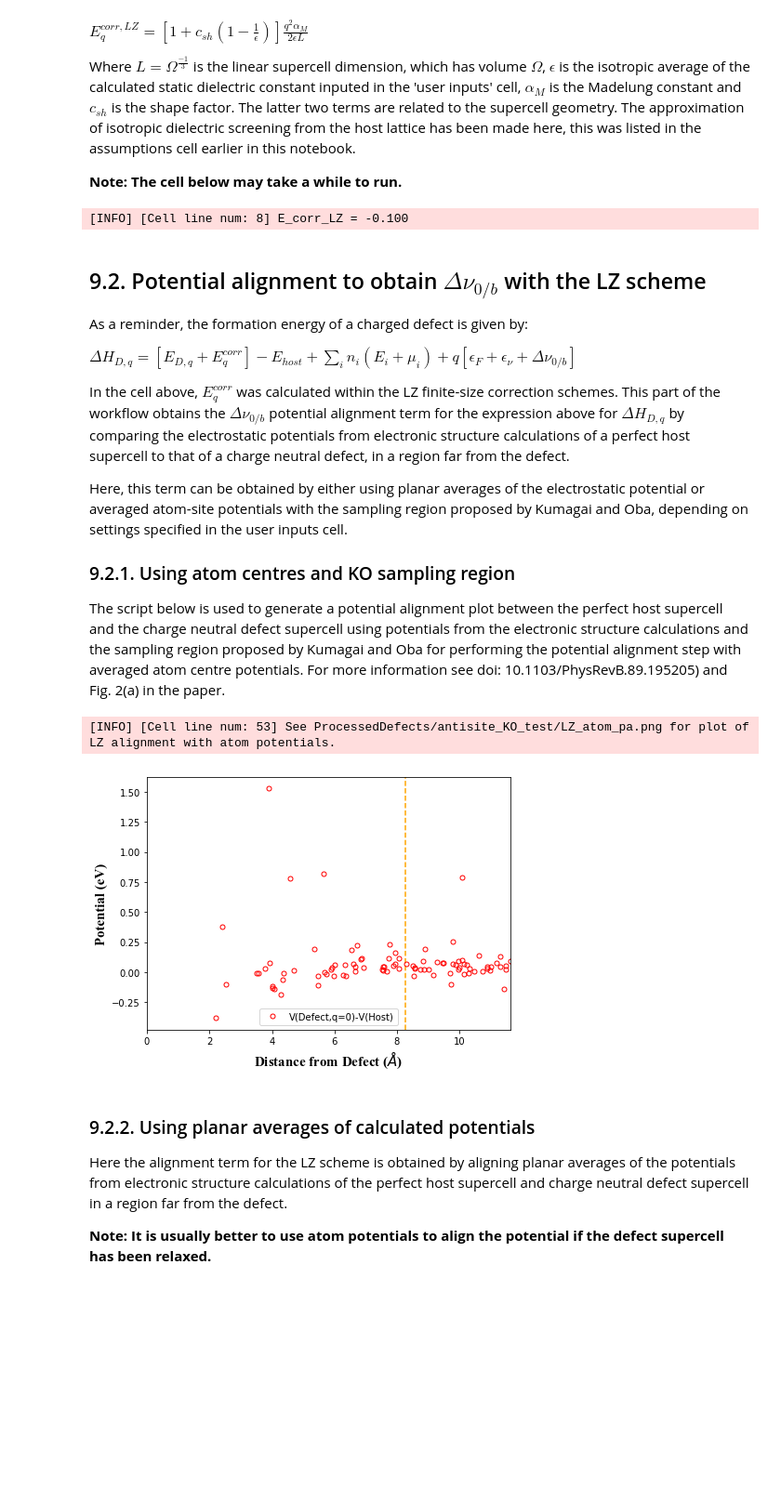
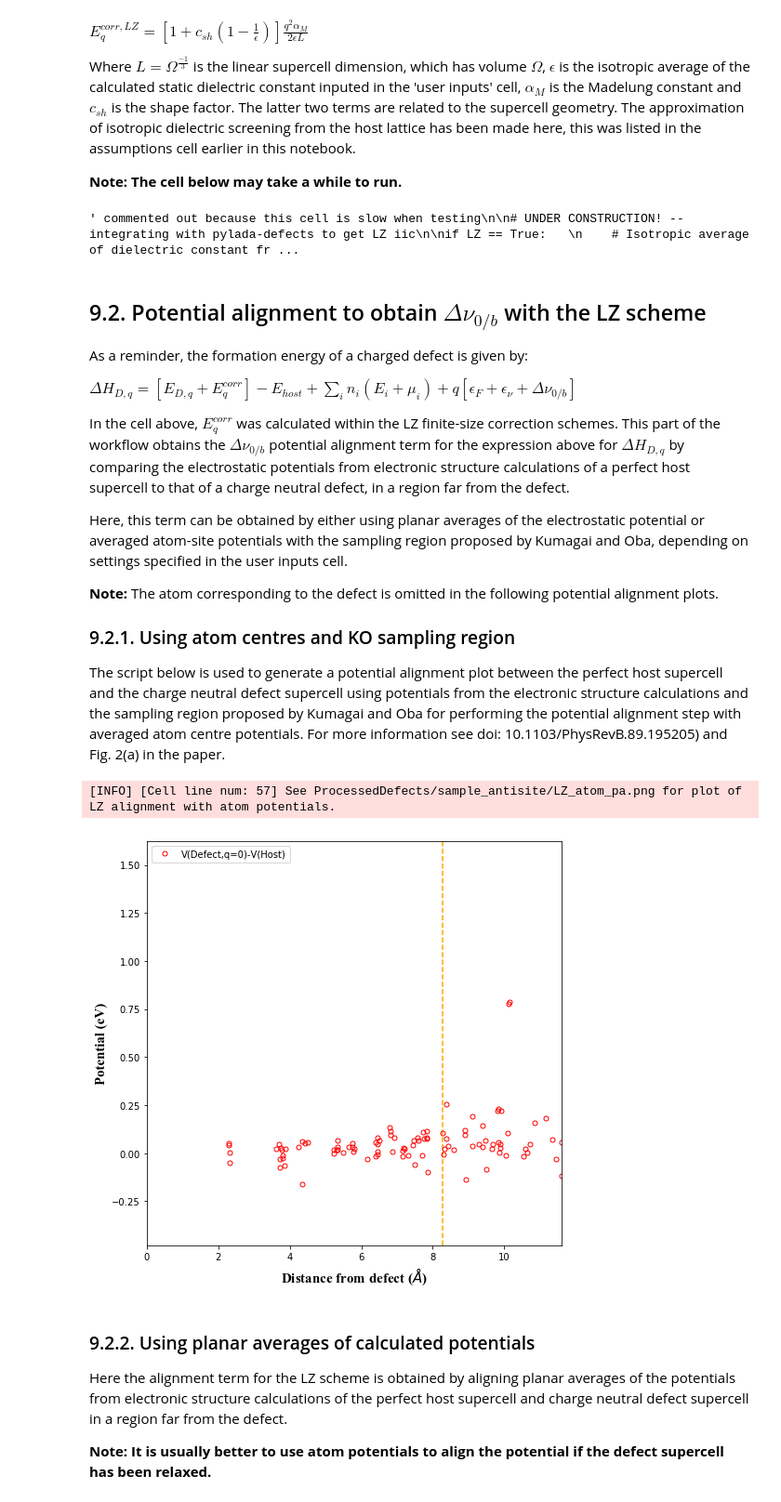
Before and after one commit to skw32/DefectCorrectionsNotebook, a Jupyter notebook: DefectCorrectionsNotebook.ipynb, the cells around one changed output. Shown at 93% size. Cells and saved outputs as stored; diff of their text form; code cells hidden in the pictures; blank space fills up the shorter version.

```diff
--- a/DefectCorrectionsNotebook.ipynb
+++ b/DefectCorrectionsNotebook.ipynb
@@ -126,13 +126,13 @@ path_to_all_defects = receive_parameter(path_to_all_defects = './sample_data')
 # Outputs from FHI-aims calculation: dir with data for perfect host supercell
 path_to_host = receive_parameter(path_to_host = './sample_data/perfect')
 # Choose name for directory (dir) to store output files for defect currently being processed
-defect_outputs_dir = receive_parameter(defect_outputs_dir = 'antisite_KO_test')
+defect_outputs_dir = receive_parameter(defect_outputs_dir = 'sample_antisite')
 # Outputs from FHI-aims calculation: dir with defect you want to perform correction for
 path_to_defect = receive_parameter(path_to_defect = './sample_data/charged_antisite')
 # Outputs from FHI-aims calculation: dir with neutral version of defect you want to correct
 path_to_neutral = receive_parameter(path_to_neutral = './sample_data/neutral_antisite')
 # Enter charge state of defect you want to perform the correction for
-defect_charge = receive_parameter(defect_charge = +1)
+defect_charge = receive_parameter(defect_charge = -1)
 
 # Options to calculate E_corr with LZ and/ or FNV schemes
 LZ = receive_parameter(LZ = True)
@@ -308,7 +308,7 @@ if LZ == True:
     Madelung_energy, ThirdOrder, csh, scaling_f, E_cor_LZ = pdic.get_imagecharge(lattice_vec_array, charge=defect_charge, epsilon=dielectric_av)
     logger.info("E_corr_LZ = "+str(E_cor_LZ))
 # %% [output]
-[INFO] [Cell line num: 8] E_corr_LZ = -0.100
+' commented out because this cell is slow when testing\n\n# UNDER CONSTRUCTION! -- integrating with pylada-defects to get LZ iic\n\nif LZ == True:   \n    # Isotropic average of dielectric constant fr ...
 # %% [markdown]
 ## 9.2. Potential alignment to obtain $\Delta \nu_{0/b}$ with the LZ scheme
 
@@ -320,6 +320,8 @@ In the cell above, $E^{corr}_{q}$ was calculated within the LZ finite-size corre
 
 Here, this term can be obtained by either using planar averages of the electrostatic potential or averaged atom-site potentials with the sampling region proposed by Kumagai and Oba, depending on settings specified in the user inputs cell.
 
+**Note:** The atom corresponding to the defect is omitted in the following potential alignment plots.
+
 ### 9.2.1. Using atom centres and KO sampling region
 
 The script below is used to generate a potential alignment plot between the perfect host supercell and the charge neutral defect supercell using potentials from the electronic structure calculations and the sampling region proposed by Kumagai and Oba for performing the potential alignment step with averaged atom centre potentials. For more information see doi: 10.1103/PhysRevB.89.195205) and Fig. 2(a) in the paper.
@@ -329,17 +331,21 @@ if LZ == True and atom_centered_pa == True:
     LZ potential alignment: q(V_0 - V_host)
     """
 
-    # Defect location is referenced to the host supercell for a vacancy or the defect supercell for an antisite or interstitial
-    if (defect_type == 'vacancy'):
-        coords_array = dsa.coords_to_array(host_coords_frac)
-    else:
-        coords_array = dsa.coords_to_array(defect_coords_frac)
+    # Defect location is referenced to perfect host supercell for antisite or vacancy
+    host_coords_array = dsa.coords_to_array(host_coords_frac)
+    # Defect location is referenced to defect supercell for interstitial
+    defect_coords_array = dsa.coords_to_array(defect_coords_frac)
 
+    # For aligning perfect host supercell potential with charge neutral defect potential
+    defect_atom_pot = neutral_defect_atom_pot
+
+    # Average free atom potentials read in from header of planar average potential FHI-aims output
+    # (Additional shift term necessary for FHI-aims)
     shift_H = apa.read_free_atom_pot(host_planeAv_pot)
     shift_D = apa.read_free_atom_pot(neutral_defect_planeAv_pot)
 
-    aims_atom_pots = apa.fhiaims_atomic_pot(host_atom_num,defect_atom_num,defect_line,lattice_vec_array,coords_array,host_atom_pot, neutral_defect_atom_pot,shift_H,shift_D)
-    np.savetxt(os.path.join(defect_outputs_dir,'FHI-aims_atom_potentials_LZ.txt'),aims_atom_pots)
+    aims_atom_pots = apa.fhiaims_atomic_pot(defect_type,host_atom_num,defect_atom_num,defect_line,lattice_vec_array,host_coords_array, defect_coords_array, host_atom_pot, defect_atom_pot,shift_H,shift_D)
+    np.savetxt(os.path.join(defect_outputs_dir,'atom_potentials_FHI-aims_LZ.txt'),aims_atom_pots)
     volume = np.dot(lattice_vec_array[0,:],np.cross(lattice_vec_array[1,:],lattice_vec_array[2,:]))
 
     Rws = (volume*3.0/(4.0*np.pi))**(1.0/3.0)
@@ -349,37 +355,37 @@ if LZ == True and atom_centered_pa == True:
     Rwl  = 0.5*np.sqrt(temp_a + temp_b + temp_c)
     Diff = aims_atom_pots[:,1] - aims_atom_pots[:,1] # SKW: Perfect host potentials minus neutral defect potentials??
     Dim = len(Diff)
     number = 0
     value = 0
 
-#    for i in range(Dim):
+ #   for i in range(Dim):
  #       if ((Model[i,0] > Rws) and (Model[i,0] < Rwl)):
  #           value += Diff[i]
  #           number += 1.0
 
   #  value = defect_charge*value/number
   #  value = -1.0*value
   #  value = '%.2f' % value
   #  title = r'$-\Delta q$'+'='+str(value)
   #  y_min = min(Model[:,1])
   #  y_max = max(Model[:,1])
   #  Ymin = y_min - 0.5*(y_max-y_min)
   #  Ymax = y_max + 0.5*(y_max-y_min)
     plt.clf()
     plt.xlim((0,Rwl))
 #    plt.ylim((Ymin,Ymax))
     plt.axvline(x=Rws,linestyle='--',color='orange')
 #    plt.title(title,fontsize=15,fontname = "Times New Roman")
     plt.plot(aims_atom_pots[:,0],aims_atom_pots[:,1],'o',ms=5,markerfacecolor='none', markeredgecolor='red',label='V(Defect,q=0)-V(Host)')
     plt.legend()
-    plt.xlabel(r'Distance from Defect ($\AA$)',fontsize=15,fontname = "Times New Roman")
+    plt.xlabel(r'Distance from defect ($\AA$)',fontsize=15,fontname = "Times New Roman")
     plt.ylabel('Potential (eV)',fontsize=15,fontname = "Times New Roman")
     plt.savefig(LZ_atom_pa_file,dpi=600)
 
     logger.info("See "+str(LZ_atom_pa_file)+" for plot of LZ alignment with atom potentials.")
 # %% [output]
-[INFO] [Cell line num: 53] See ProcessedDefects/antisite_KO_test/LZ_atom_pa.png for plot of LZ alignment with atom potentials.
+[INFO] [Cell line num: 57] See ProcessedDefects/sample_antisite/LZ_atom_pa.png for plot of LZ alignment with atom potentials.
-[figure, old version]
+[figure, new version]
 # %% [markdown]
 ### 9.2.2. Using planar averages of calculated potentials
 Here the alignment term for the LZ scheme is obtained by aligning planar averages of the potentials from electronic structure calculations of the perfect host supercell and charge neutral defect supercell in a region far from the defect.
```
Also changed, not shown: parts of 11 cells of this notebook, 20 other files.
